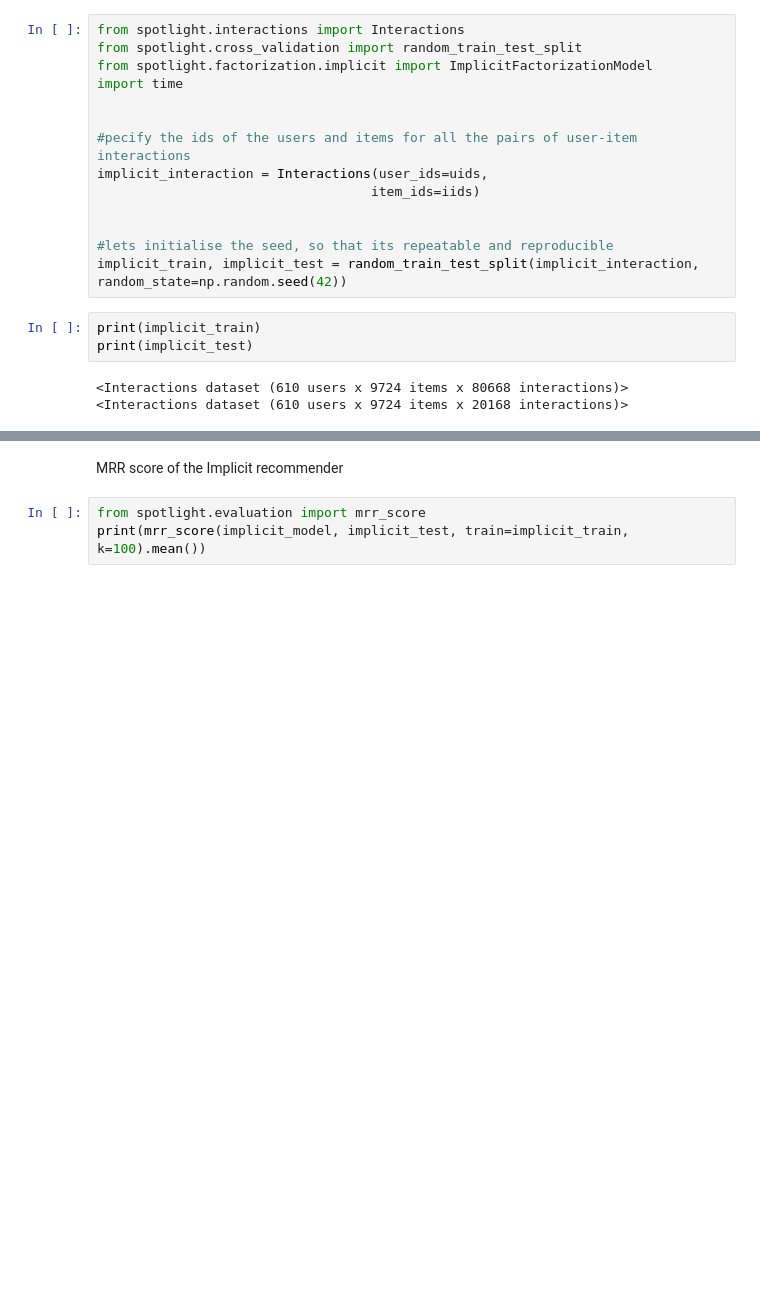
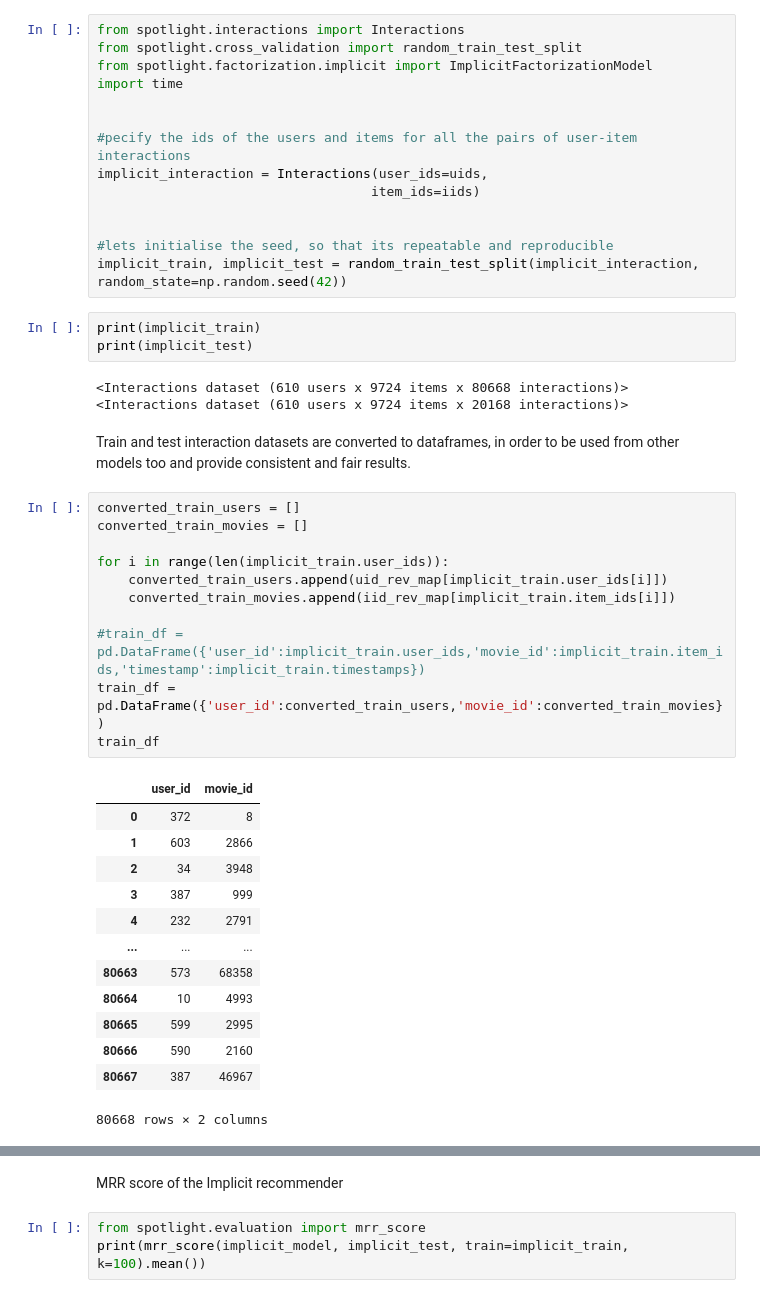
Before and after one commit to papadopoulosMichail/RecSys-using-LearningToRank, a Jupyter notebook: Baseline.ipynb, the cells around one changed output, grey strips where cells are left out. Cells and saved outputs as stored; diff of their text form; blank space fills up the shorter version.

Commit message:
NDCG for Implicit model fix

```diff
--- a/Baseline.ipynb
+++ b/Baseline.ipynb
@@ -104,3 +104,30 @@ print(implicit_test)
 # %% [output]
 <Interactions dataset (610 users x 9724 items x 80668 interactions)>
 <Interactions dataset (610 users x 9724 items x 20168 interactions)>
+# %% [markdown]
+Train and test interaction datasets are converted to dataframes, in order to be used from other models too and provide consistent and fair results.
+# %%
+converted_train_users = []
+converted_train_movies = []
+
+for i in range(len(implicit_train.user_ids)):
+    converted_train_users.append(uid_rev_map[implicit_train.user_ids[i]])
+    converted_train_movies.append(iid_rev_map[implicit_train.item_ids[i]])
+
+#train_df = pd.DataFrame({'user_id':implicit_train.user_ids,'movie_id':implicit_train.item_ids,'timestamp':implicit_train.timestamps})
+train_df = pd.DataFrame({'user_id':converted_train_users,'movie_id':converted_train_movies})
+train_df
+# %% [output]
+|  | user_id | movie_id |
+| 0 | 372 | 8 |
+| 1 | 603 | 2866 |
+| 2 | 34 | 3948 |
+| 3 | 387 | 999 |
+| 4 | 232 | 2791 |
+| ... | ... | ... |
+| 80663 | 573 | 68358 |
+| 80664 | 10 | 4993 |
+| 80665 | 599 | 2995 |
+| 80666 | 590 | 2160 |
+| 80667 | 387 | 46967 |
+80668 rows × 2 columns
```
Also changed, not shown: parts of 41 cells of this notebook.
